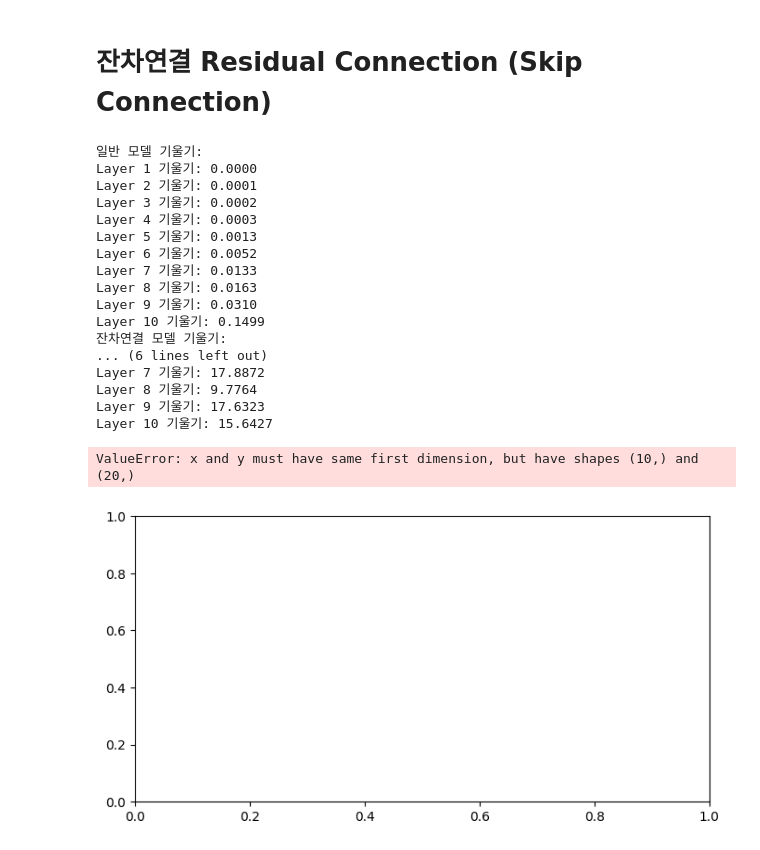
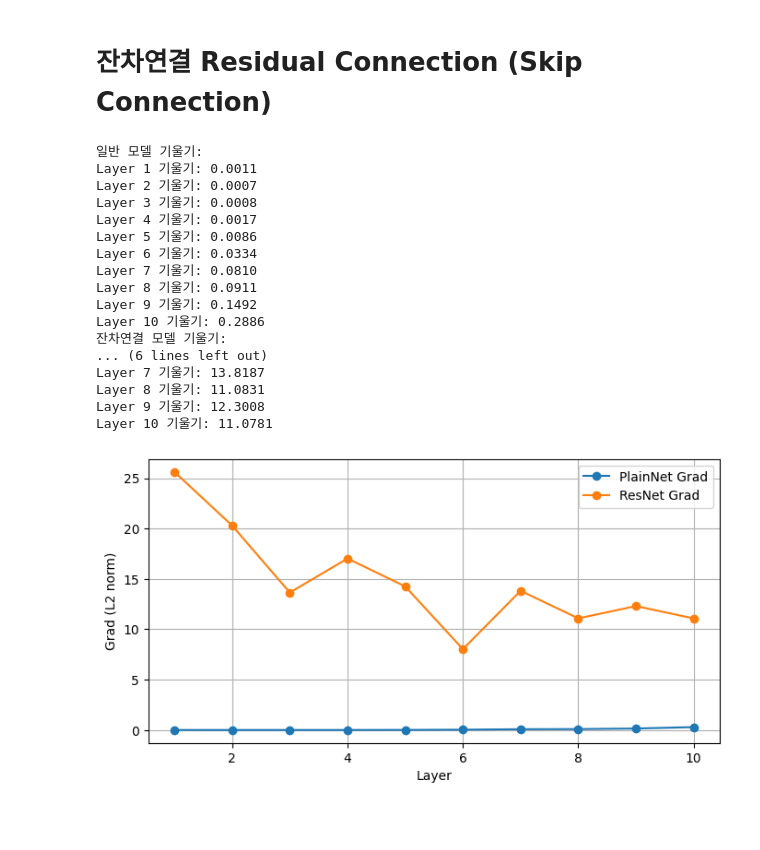
Before and after one commit to vfxpedia/06_deep_learning_basic, a Jupyter notebook: 02_activation_function.ipynb, the cells around one changed output. Saved outputs shown, nothing was run; the diff lists cells and outputs as text; code cells hidden in the pictures; blank space fills up the shorter version.

Commit message:
fix code visualization

```diff
--- a/02_activation_function.ipynb
+++ b/02_activation_function.ipynb
@@ -335,6 +335,7 @@ plain_grad = []
 res_grad = []
 
 # 1. 일반모델 학습
+plain_model.zero_grad()      # ✅ gradient 누적 방지
 output = plain_model(x)       # 예측값
 loss = criterion(output, y)   # 손실함수 계산, 실제값, 예측값
 loss.backward()               # 오차에 대한 기울기 계산
@@ -345,6 +346,7 @@ for i, layer in enumerate(plain_model.layers):
     plain_grad.append(layer.weight.grad.norm().item())
 
 # 2. 잔차연결 모델 학습
+res_model.zero_grad()        # ✅ gradient 누적 방지
 output = res_model(x)       # 예측값
 loss = criterion(output, y)   # 손실함수 계산, 실제값, 예측값
 loss.backward()               # 오차에 대한 기울기 계산
@@ -352,36 +354,35 @@ loss.backward()               # 오차에 대한 기울기 계산
 print('잔차연결 모델 기울기: ')
 for i, layer in enumerate(res_model.layers):
     print(f'Layer {i+1} 기울기: {layer.weight.grad.norm():.4f}')
-    plain_grad.append(layer.weight.grad.norm().item())
+    res_grad.append(layer.weight.grad.norm().item())
 # %% [output]
 일반 모델 기울기:
-Layer 1 기울기: 0.0000
-Layer 2 기울기: 0.0001
-Layer 3 기울기: 0.0002
-Layer 4 기울기: 0.0003
-Layer 5 기울기: 0.0013
-Layer 6 기울기: 0.0052
-Layer 7 기울기: 0.0133
-Layer 8 기울기: 0.0163
-Layer 9 기울기: 0.0310
-Layer 10 기울기: 0.1499
+Layer 1 기울기: 0.0011
+Layer 2 기울기: 0.0007
+Layer 3 기울기: 0.0008
+Layer 4 기울기: 0.0017
+Layer 5 기울기: 0.0086
+Layer 6 기울기: 0.0334
+Layer 7 기울기: 0.0810
+Layer 8 기울기: 0.0911
+Layer 9 기울기: 0.1492
+Layer 10 기울기: 0.2886
 잔차연결 모델 기울기:
 ... (6 lines left out)
-Layer 7 기울기: 17.8872
-Layer 8 기울기: 9.7764
-Layer 9 기울기: 17.6323
-Layer 10 기울기: 15.6427
+Layer 7 기울기: 13.8187
+Layer 8 기울기: 11.0831
+Layer 9 기울기: 12.3008
+Layer 10 기울기: 11.0781
 # %%
 # 시각화
 plt.figure(figsize=(8, 4))
 plt.plot(range(1, n_layers + 1), plain_grad, label='PlainNet Grad', marker='o')
 plt.plot(range(1, n_layers + 1), res_grad, label='ResNet Grad', marker='o')
 
 plt.xlabel('Layer')
-plt.ylabel('Grad')
+plt.ylabel('Grad (L2 norm)')
 plt.legend()
 plt.grid()
 plt.show()
 # %% [output]
-ValueError: x and y must have same first dimension, but have shapes (10,) and (20,)
-[figure, old version]
+[figure, new version]
```
